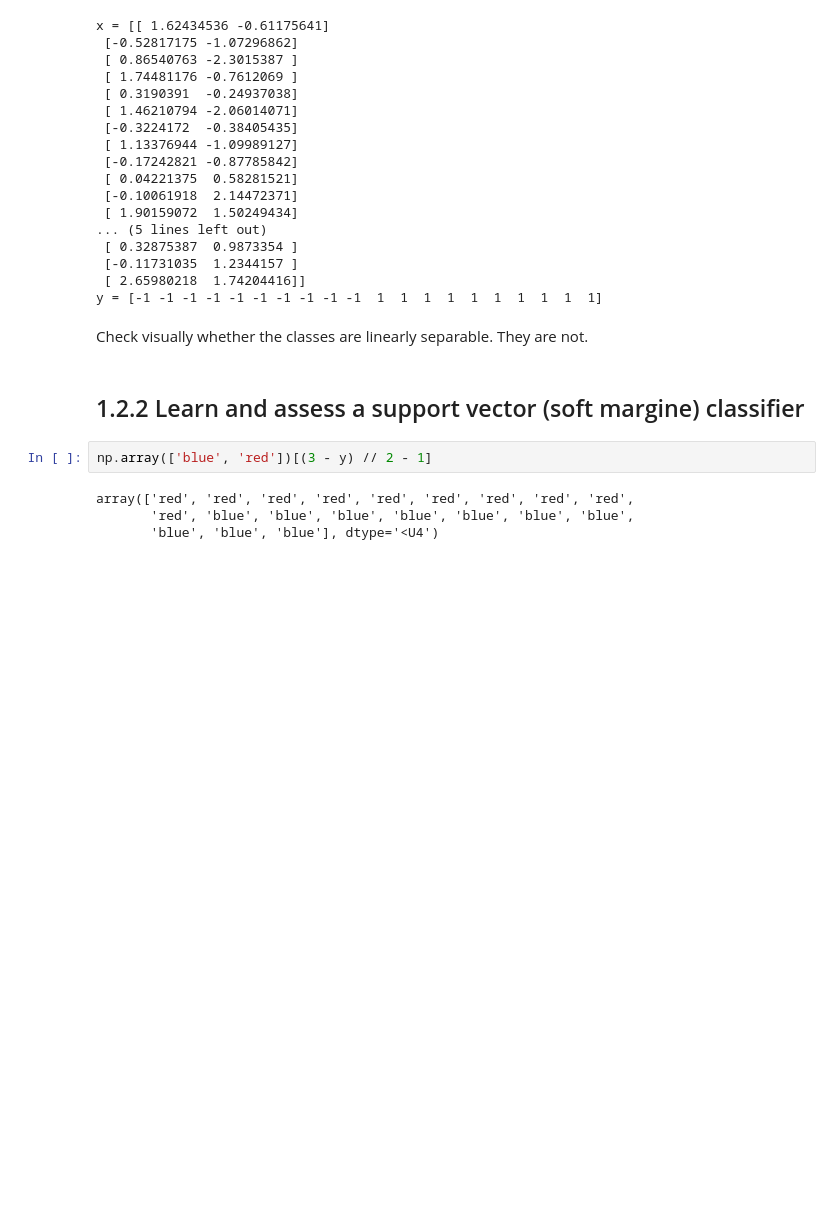
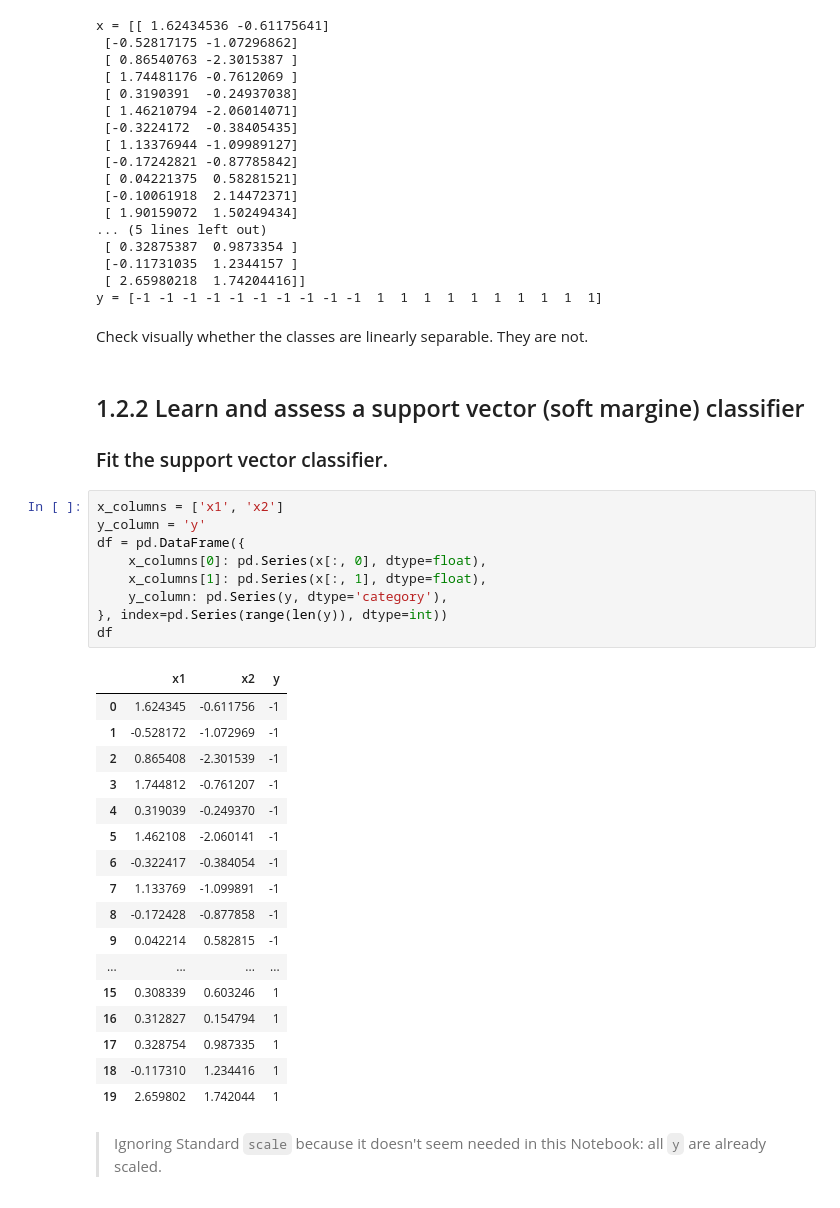
Before and after one commit to shevchenkobn/ml-practice, a Jupyter notebook: a7/a7.ipynb, the cells around one changed output. Saved outputs shown, nothing was run; the diff lists cells and outputs as text; blank space fills up the shorter version.

```diff
--- a/a7/a7.ipynb
+++ b/a7/a7.ipynb
@@ -78,9 +82,33 @@ y = [-1 -1 -1 -1 -1 -1 -1 -1 -1 -1  1  1  1  1  1  1  1  1  1  1]
 Check visually whether the classes are linearly separable. They are not.
 # %% [markdown]
 ## 1.2.2 Learn and assess a support vector (soft margine) classifier
+### Fit the support vector classifier.
-# %%
-np.array(['blue', 'red'])[(3 - y) // 2 - 1]
-# %% [output]
-array(['red', 'red', 'red', 'red', 'red', 'red', 'red', 'red', 'red',
-       'red', 'blue', 'blue', 'blue', 'blue', 'blue', 'blue', 'blue',
-       'blue', 'blue', 'blue'], dtype='<U4')
+# %%
+x_columns = ['x1', 'x2']
+y_column = 'y'
+df = pd.DataFrame({
+    x_columns[0]: pd.Series(x[:, 0], dtype=float),
+    x_columns[1]: pd.Series(x[:, 1], dtype=float),
+    y_column: pd.Series(y, dtype='category'),
+}, index=pd.Series(range(len(y)), dtype=int))
+df
+# %% [output]
+|  | x1 | x2 | y |
+| 0 | 1.624345 | -0.611756 | -1 |
+| 1 | -0.528172 | -1.072969 | -1 |
+| 2 | 0.865408 | -2.301539 | -1 |
+| 3 | 1.744812 | -0.761207 | -1 |
+| 4 | 0.319039 | -0.249370 | -1 |
+| 5 | 1.462108 | -2.060141 | -1 |
+| 6 | -0.322417 | -0.384054 | -1 |
+| 7 | 1.133769 | -1.099891 | -1 |
+| 8 | -0.172428 | -0.877858 | -1 |
+| 9 | 0.042214 | 0.582815 | -1 |
+| ... | ... | ... | ... |
+| 15 | 0.308339 | 0.603246 | 1 |
+| 16 | 0.312827 | 0.154794 | 1 |
+| 17 | 0.328754 | 0.987335 | 1 |
+| 18 | -0.117310 | 1.234416 | 1 |
+| 19 | 2.659802 | 1.742044 | 1 |
+# %% [markdown]
+> Ignoring Standard `scale` because it doesn't seem needed in this Notebook: all `y` are already scaled.
```
Also changed, not shown: parts of 12 cells of this notebook, 1 other file.
